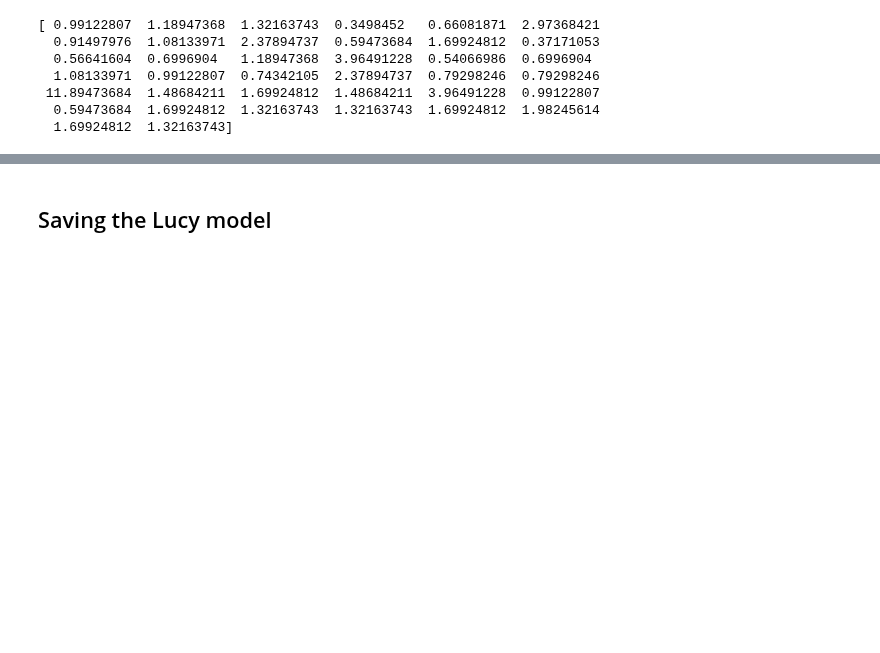
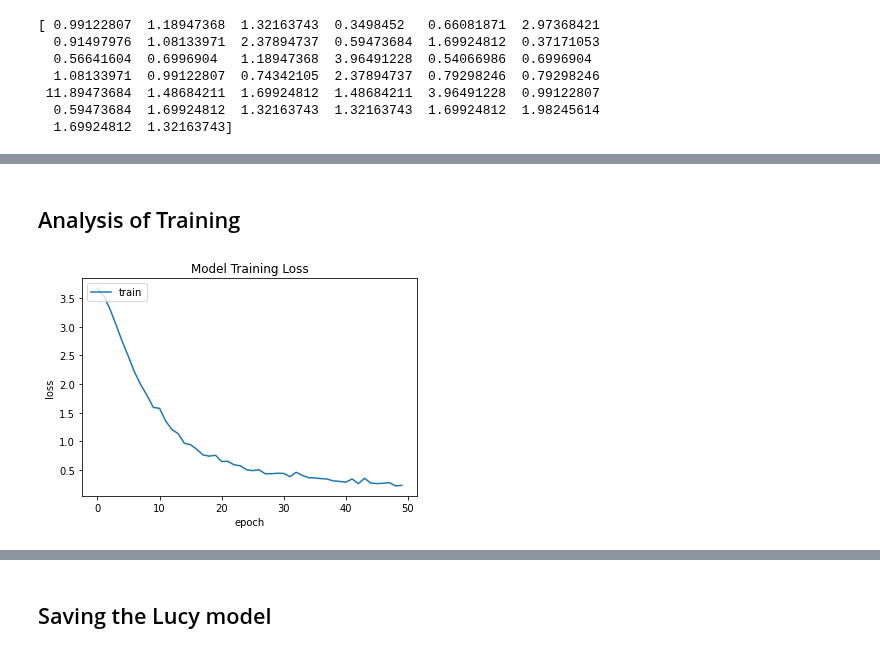
Before and after one commit to surajkarki66/Lucy-Backend, a Jupyter notebook: notebooks/chabot_train.ipynb, the cells around one changed output, grey strips where cells are left out. Saved outputs shown, nothing was run; the diff lists cells and outputs as text; code cells hidden in the pictures; blank space fills up the shorter version.

Commit message:
trained distilbert to check

```diff
--- a/notebooks/chabot_train.ipynb
+++ b/notebooks/chabot_train.ipynb
@@ -203,0 +318,3 @@ To build lucy we are going to use pretrained Model and our own model.
+# %%
+bert_model = lucy_model(device)
+summary(bert_model)
@@ -316,25 +427,33 @@ lr_sch = torch.optim.lr_scheduler.StepLR(optimizer, step_size=100, gamma=0.1)
 # %%
 # function to train the model
-def train(dataloader):
+def train(dataloader, model, optimizer):
 
   model.train()
   total_loss = 0
+  total_correct = 0
 
   # empty list to save model predictions
   total_preds=[]
 
    # iterate over batches
   for step,batch in enumerate(dataloader):
-    # progress update after every 50 batches.
+    # progress update after every 15 batches.
     if step % 50 == 0 and not step == 0:
-      print('  Batch {:>5,}  of  {:>5,}.'.format(step,    len(dataloader)))
+      print('Batch {:>5,}  of  {:>5,}.'.format(step,    len(dataloader)))
 
-    # push the batch to gpu
+    # push the batch to gpu or cpu
     batch = [r.to(device) for r in batch]
     sent_id, mask, labels = batch
 
     # get model predictions for the current batch
     preds = model(sent_id, mask)
+
+    # get model accuracy
+    p = preds.detach().cpu().numpy()
+    p = torch.from_numpy(np.argmax(p, axis = 1))
+
+    total_correct += (p == labels.detach().cpu()).float().sum()
+
 
     # compute the loss between actual and predicted values
     loss = cross_entropy(preds, labels)
@@ -360,25 +479,35 @@ def train(dataloader):
     # append the model predictions
     total_preds.append(preds)
 
+
   # compute the training loss of the epoch
   avg_loss = total_loss / len(dataloader)
+
+  # compute the training accuracy of the epoch
+  avg_accuracy = total_correct / len(train_data)
+
 
   # predictions are in the form of (no. of batches, size of batch, no. of classes).
   # reshape the predictions in form of (number of samples, no. of classes)
   total_preds  = np.concatenate(total_preds, axis=0)#returns the loss and predictions
-  return avg_loss, total_preds
+  return avg_loss, avg_accuracy, total_preds
 # %%
 for epoch in range(epochs):
 
     print('\n Epoch {:} / {:}'.format(epoch + 1, epochs))
 
     #train model
-    train_loss, _ = train(train_dataloader)
+    train_loss, train_accuracy ,_ = train(train_dataloader, bert_model, bert_optimizer)
 
-    # append training and validation loss
+    # append training loss
     train_losses.append(train_loss)
+
+    # appedn training accuracy
+    train_accuracies.append(train_accuracy)
+
     # it can make your experiment reproducible, similar to set  random seed to all options where there needs a random seed.    torch.backends.cudnn.deterministic = True
     torch.backends.cudnn.benchmark = False
 
     print(f'\nTraining Loss: {train_loss:.3f}')
+    print(f'\nTraining Accuracy: {train_accuracy * 100:.3f} %')
 # %% [output]
@@ -401,0 +531,14 @@ Training Loss: 0.031
+# %% [markdown]
+## Analysis of Training
+# %%
+train_losses = np.array(train_losses)
+train_accuracies = np.array(train_accuracies)
+# %%
+plt.plot(train_losses)
+plt.title("Model Training Loss")
+plt.ylabel("loss")
+plt.xlabel("epoch")
+plt.legend(['train'], loc="upper left")
+plt.show()
+# %% [output]
+[figure, added]
```
Also changed, not shown: parts of 50 cells of this notebook.
